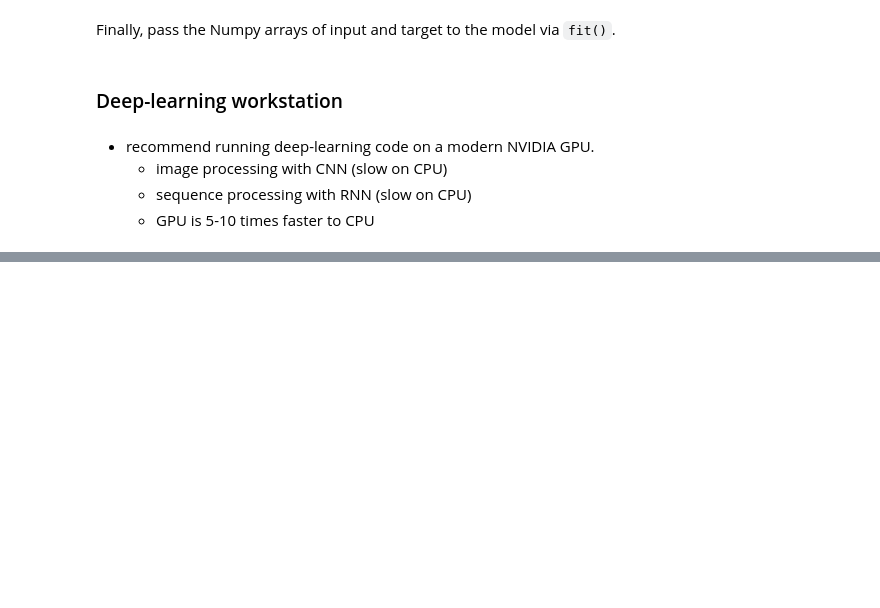
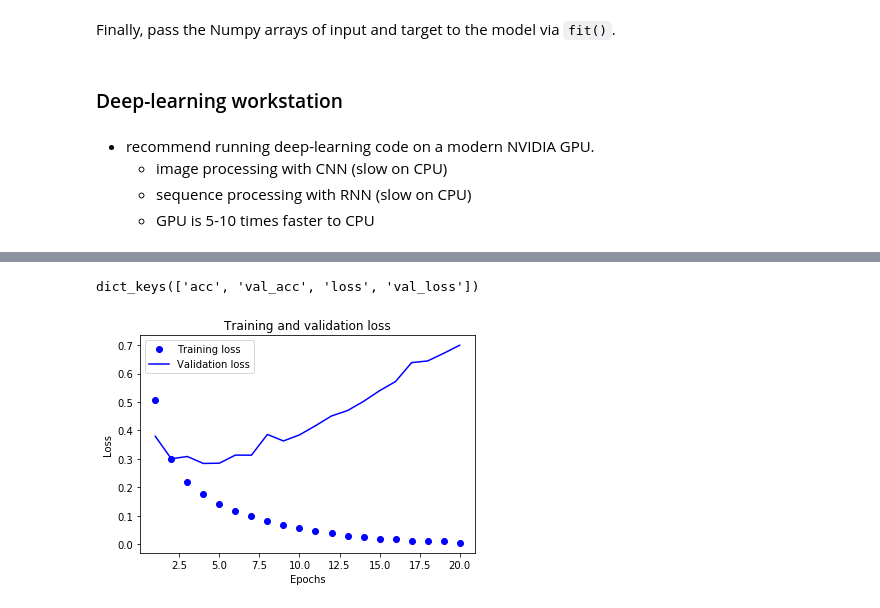
Before and after one commit to littlesweet1129/learning, a Jupyter notebook: deep_learning/deep-learning-with-python/ch3.ipynb, the cells around one changed output, grey strips where cells are left out. Saved outputs shown, nothing was run; the diff lists cells and outputs as text; code cells hidden in the pictures; blank space fills up the shorter version.

```diff
--- a/deep_learning/deep-learning-with-python/ch3.ipynb
+++ b/deep_learning/deep-learning-with-python/ch3.ipynb
@@ -112,0 +242,6 @@ Finally, pass the Numpy arrays of input and target to the model via `fit()`.
+# %%
+history = model.fit(partial_x_train,
+                    partial_y_train,
+                    epochs = 20,
+                    batch_size = 512,
+                    validation_data = (x_val, y_val))
@@ -112,0 +266,6 @@ Finally, pass the Numpy arrays of input and target to the model via `fit()`.
+# %%
+history_dict = history.history
+# %%
+history_dict.keys()
+# %% [output]
+dict_keys(['acc', 'val_acc', 'loss', 'val_loss'])
@@ -112,0 +274,17 @@ Finally, pass the Numpy arrays of input and target to the model via `fit()`.
+# %%
+loss_value = history_dict['loss']
+val_loss_value = history_dict['val_loss']
+acc = history_dict['acc']
+val_acc = history_dict['val_acc']
+# %%
+epochs = range(1, len(acc)+1)
+# %%
+plt.plot(epochs, loss_value, 'bo', label = 'Training loss')
+plt.plot(epochs, val_loss_value, 'b', label='Validation loss')
+plt.title('Training and validation loss')
+plt.xlabel('Epochs')
+plt.ylabel('Loss')
+plt.legend()
+plt.show()
+# %% [output]
+[figure, added]
```
Also changed, not shown: parts of 105 cells of this notebook, 2 other files.
